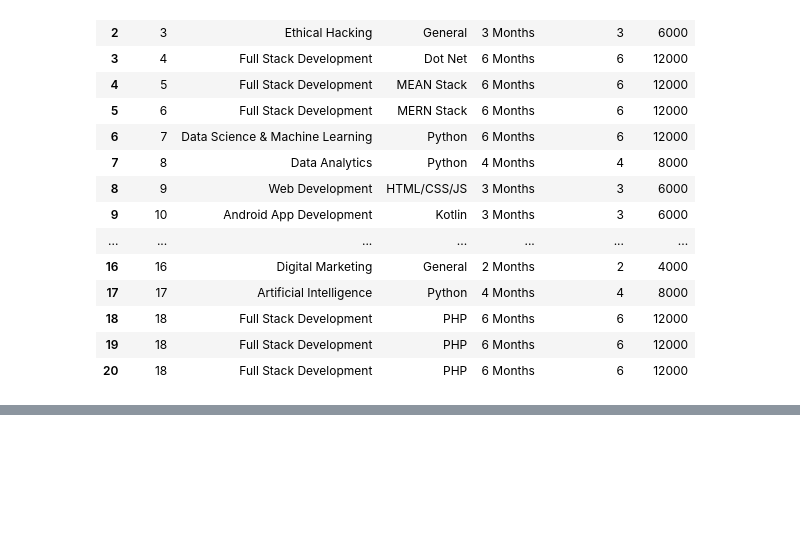
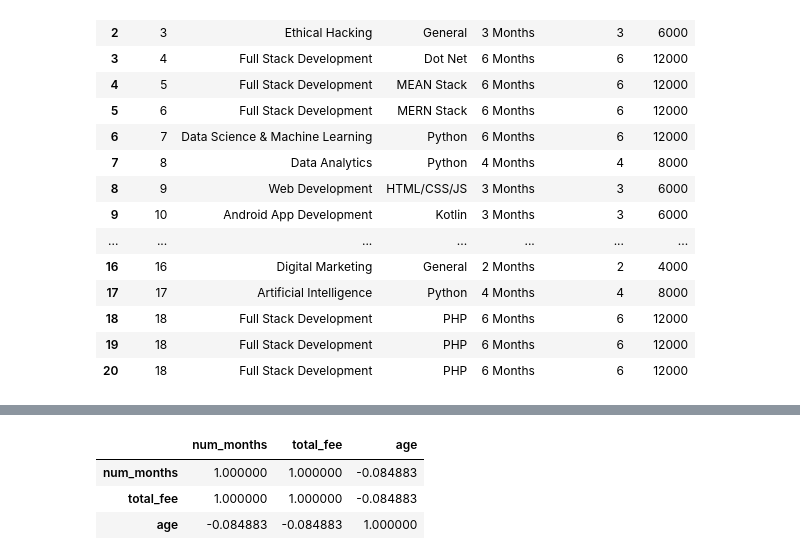
Before and after one commit to waseem123/da-feb-26, a Jupyter notebook: pandas-tutorials/pandas-operations.ipynb, the cells around one changed output, grey strips where cells are left out. Cells and saved outputs as stored; diff of their text form; code cells hidden in the pictures; blank space fills up the shorter version.

```diff
--- a/pandas-tutorials/pandas-operations.ipynb
+++ b/pandas-tutorials/pandas-operations.ipynb
@@ -91,0 +143,7 @@ df
+# %%
+df_num.corr()
+# %% [output]
+|  | num_months | total_fee | age |
+| num_months | 1.000000 | 1.000000 | -0.084883 |
+| total_fee | 1.000000 | 1.000000 | -0.084883 |
+| age | -0.084883 | -0.084883 | 1.000000 |
```
Also changed, not shown: parts of 7 cells of this notebook, 6 other files.
